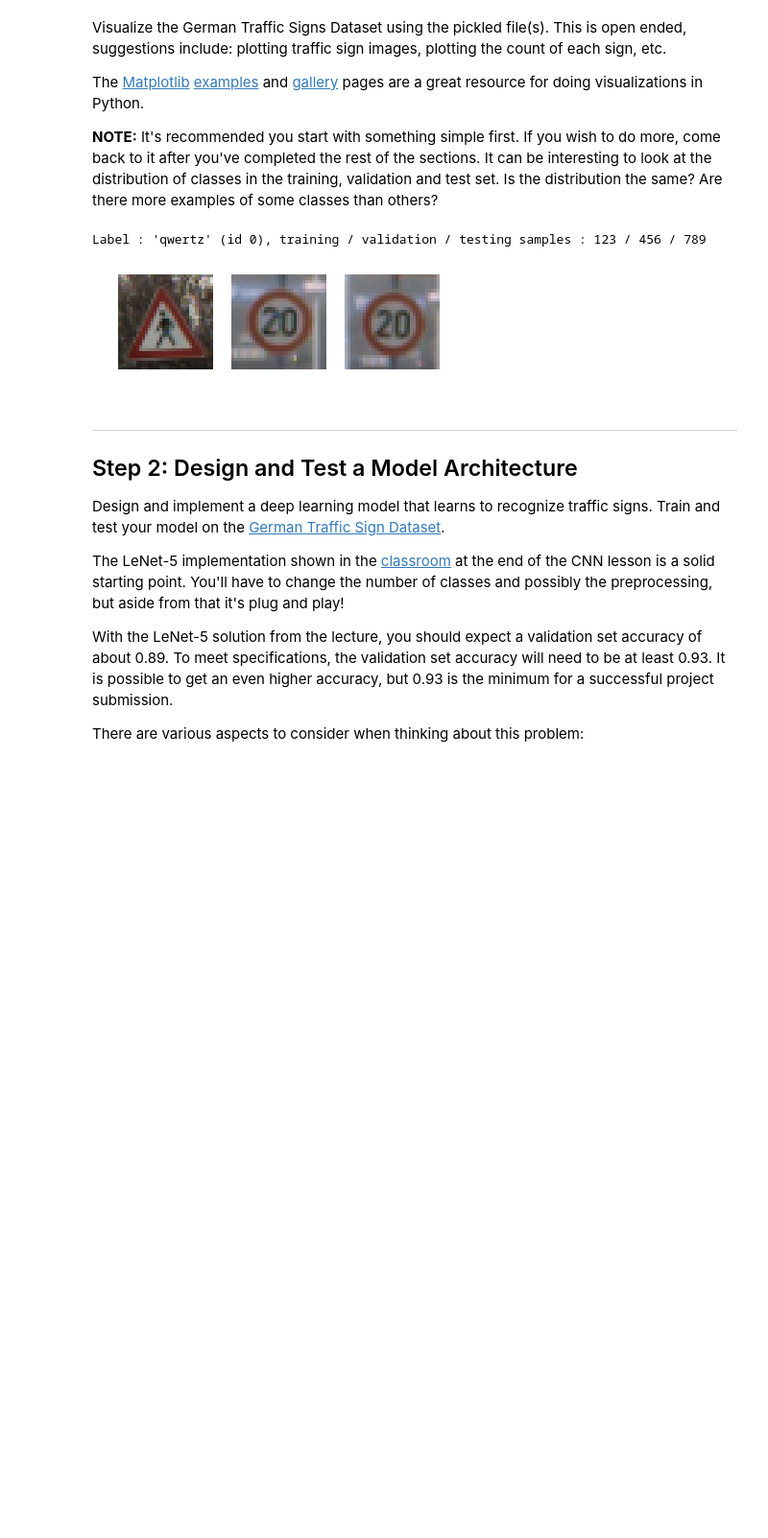
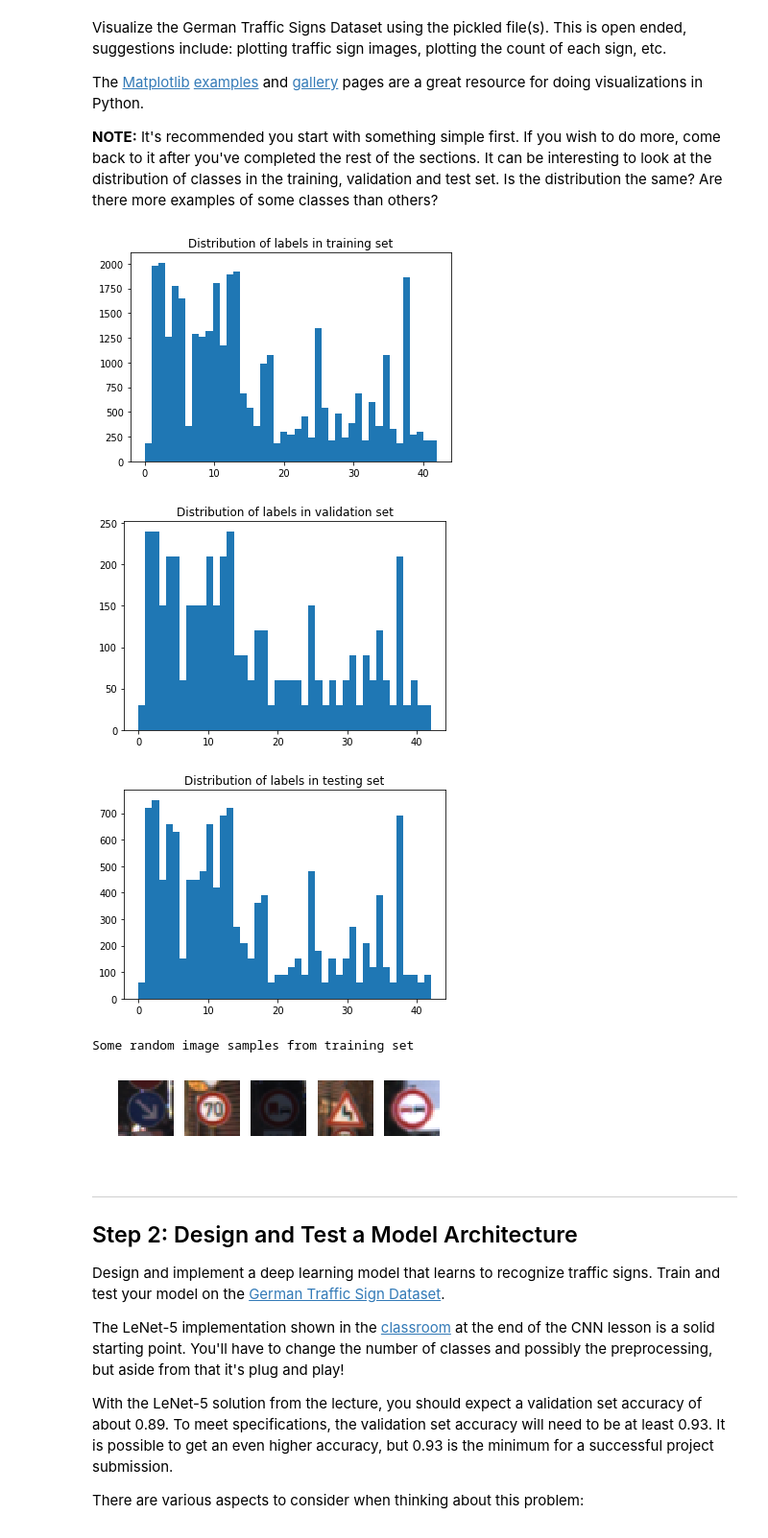
Before and after one commit to ymishin/SelfDrivingCar, a Jupyter notebook: CarND-TrafficSignClassifier-P2/TrafficSignClassifier.ipynb, the cells around one changed output. Shown at 96% size. Drawn from its saved outputs; the diff is of its cells as text; code cells hidden in the pictures; blank space fills up the shorter version.

Commit message:
Work on the project "Traffic Sign Classifier".

```diff
--- a/CarND-TrafficSignClassifier-P2/TrafficSignClassifier.ipynb
+++ b/CarND-TrafficSignClassifier-P2/TrafficSignClassifier.ipynb
@@ -95,28 +95,39 @@ Visualize the German Traffic Signs Dataset using the pickled file(s). This is op
 The [Matplotlib](http://matplotlib.org/) [examples](http://matplotlib.org/examples/index.html) and [gallery](http://matplotlib.org/gallery.html) pages are a great resource for doing visualizations in Python.
 
 **NOTE:** It's recommended you start with something simple first. If you wish to do more, come back to it after you've completed the rest of the sections. It can be interesting to look at the distribution of classes in the training, validation and test set. Is the distribution the same? Are there more examples of some classes than others?
-# %%
-### Data exploration visualization code goes here.
-### Feel free to use as many code cells as needed.
-import matplotlib.pyplot as plt
-# Visualizations will be shown in the notebook.
-%matplotlib inline
-
-print('Label : \'qwertz\' (id 0), training / validation / testing samples : 123 / 456 / 789')
-
-plt.subplot(131)
-plt.imshow(X_test[10000])
-plt.axis('off')
-plt.subplot(132)
-plt.imshow(X_train[10001])
-plt.axis('off')
-plt.subplot(133)
-plt.imshow(X_train[10002])
-plt.axis('off')
-plt.show()
-# %% [output]
-Label : 'qwertz' (id 0), training / validation / testing samples : 123 / 456 / 789
-[figure, removed]
+# %%
+import random
+import matplotlib.pyplot as plt
+%matplotlib inline
+
+# Distribution of signs in training, validation and testing sets
+plt.figure()
+plt.hist(y_train, n_classes);
+plt.title('Distribution of labels in training set')
+plt.figure()
+plt.hist(y_valid, n_classes);
+plt.title('Distribution of labels in validation set')
+plt.figure()
+plt.hist(y_test, n_classes);
+plt.title('Distribution of labels in testing set')
+plt.show()
+
+# Some random image samples from training set
+print('Some random image samples from training set')
+n = 5
+plt.figure()
+for i in range(n):
+    plt.subplot(1, n, i+1)
+    plt.imshow(X_train[random.randint(1, n_train)])
+    plt.axis('off')
+    pass
+plt.show()
+# %% [output]
+[figure, added]
+[figure, added]
+[figure, added]
+Some random image samples from training set
+[figure, added]
 # %% [markdown]
 ----
 
```
Also changed, not shown: parts of 2 cells of this notebook.
